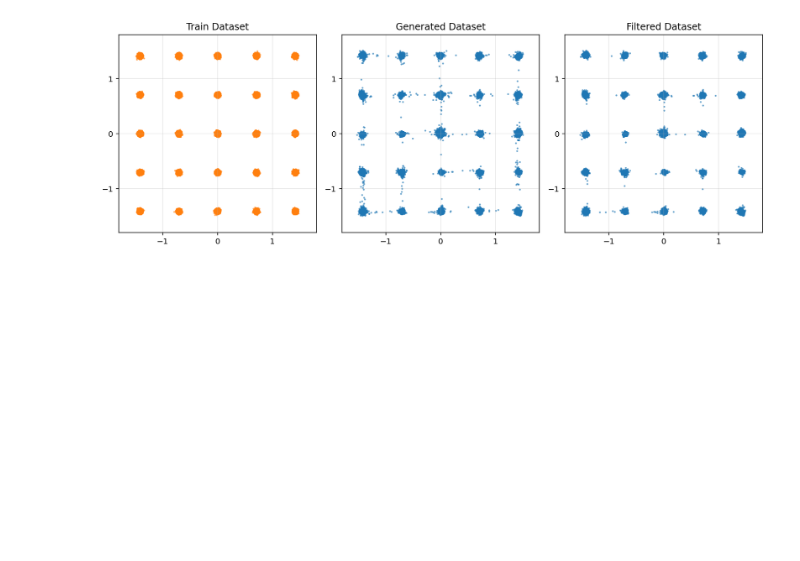
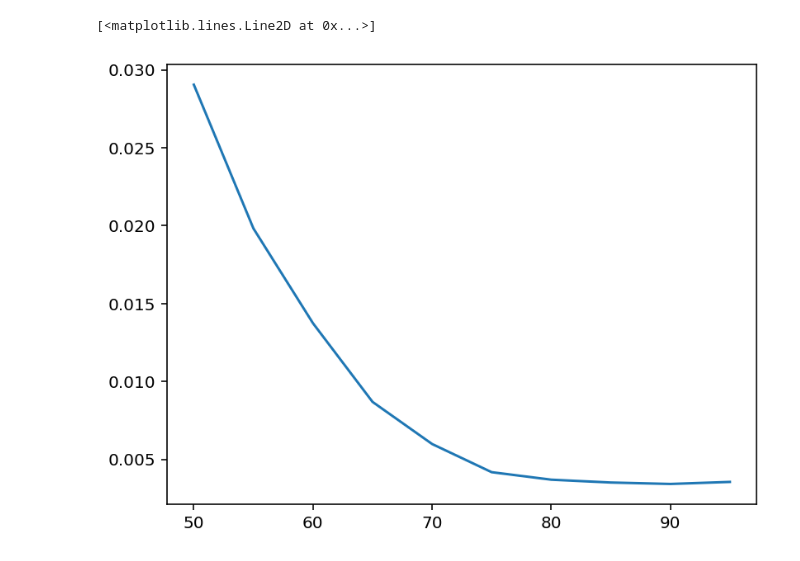
Before and after one commit to gantover/thesis, a Jupyter notebook: diffusion-model-hallucination/gaussian_experiments/experiments.ipynb, the cells around one changed output. Saved outputs shown, nothing was run; the diff lists cells and outputs as text; code cells hidden in the pictures; blank space fills up the shorter version.

```diff
--- a/diffusion-model-hallucination/gaussian_experiments/experiments.ipynb
+++ b/diffusion-model-hallucination/gaussian_experiments/experiments.ipynb
@@ -46,4 +12,11 @@ filtered_samples = base_samples[confident_mask]
-# %%
-plot_samples_filtering(base_samples, filtered_samples, save_fig=False)
-# %% [output]
-[figure, removed]
+# %%
+df = pd.read_pickle("./results/wasserstein_results.pkl")
+# %%
+df.drop([50,55,60,65], axis=1, inplace=True)
+# %%
+percentiles = list(df.columns)
+# %%
+plt.plot(percentiles, df.loc["mean"])
+# %% [output]
+[<matplotlib.lines.Line2D at 0x...>]
+[figure, added]
```
Also changed, not shown: parts of 8 cells of this notebook, 11 other files.
